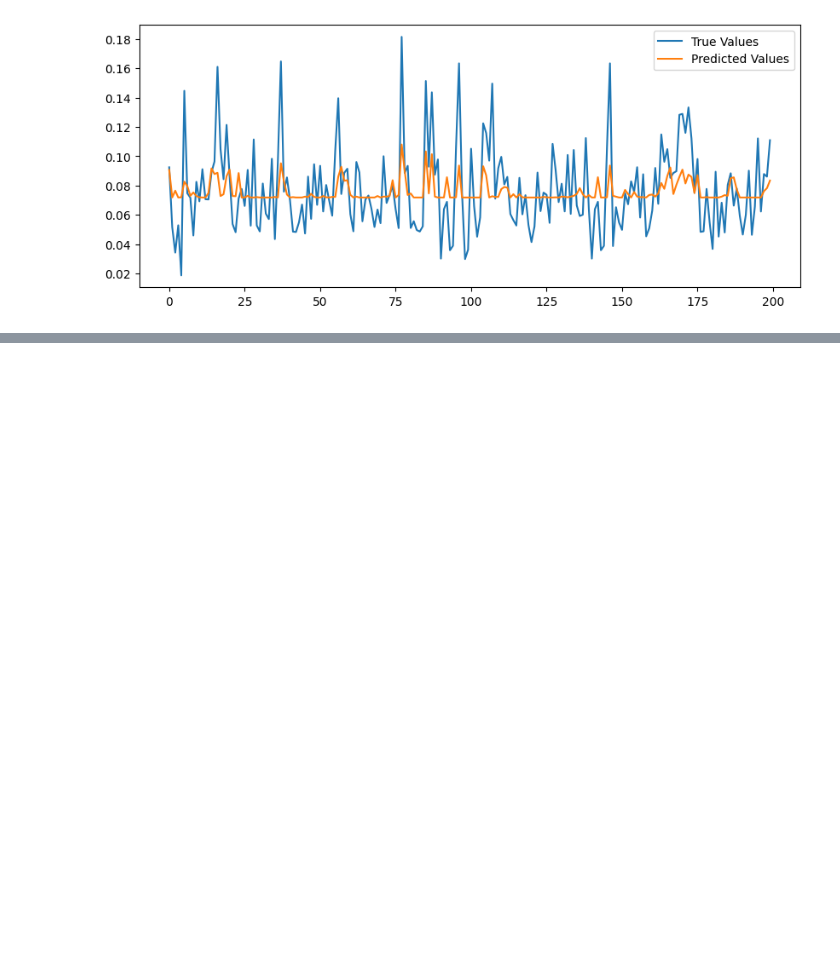
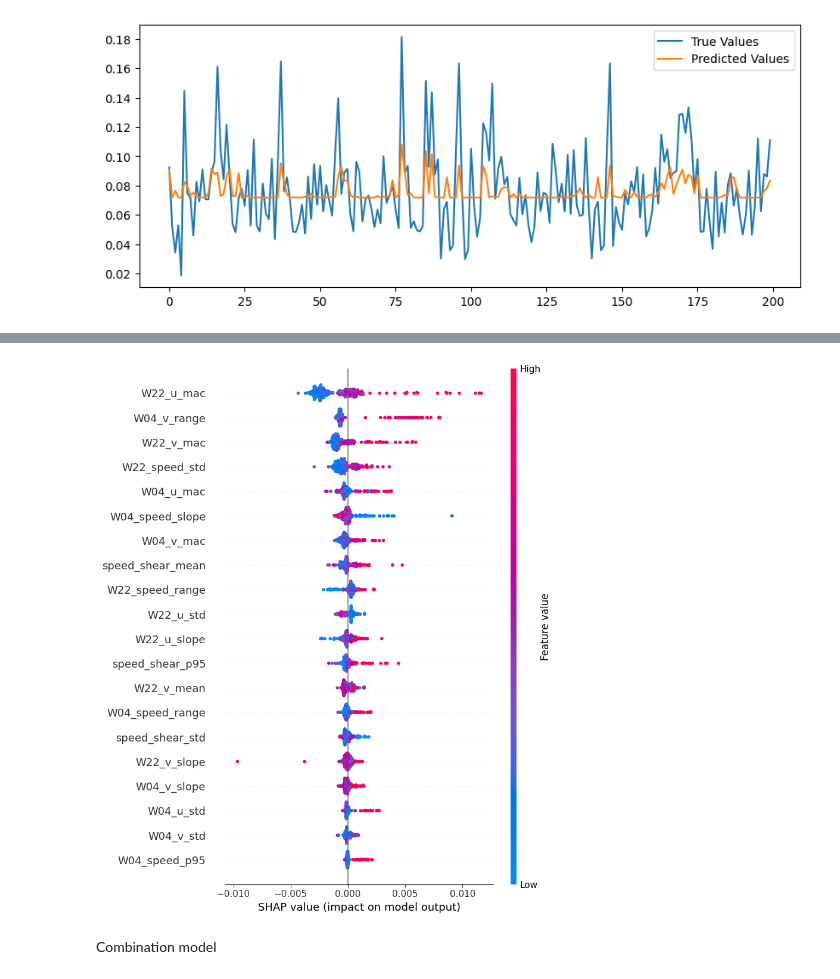
Before and after one commit to Rallermus/AppML-Final-Project, a Jupyter notebook: Rasmus/XGBoostRasmus.ipynb, the cells around one changed output, grey strips where cells are left out. Saved outputs shown, nothing was run; the diff lists cells and outputs as text; code cells hidden in the pictures; blank space fills up the shorter version.

```diff
--- a/Rasmus/XGBoostRasmus.ipynb
+++ b/Rasmus/XGBoostRasmus.ipynb
@@ -142,0 +237,7 @@ plt.show()
+# %%
+shap_values_new = shap.TreeExplainer(model_new).shap_values(X_val)
+shap.summary_plot(shap_values_new, X_val, plot_type="dot")
+# %% [output]
+[figure, added]
+# %% [markdown]
+Combination model
```
Also changed, not shown: parts of 7 cells of this notebook, 1 other file.
